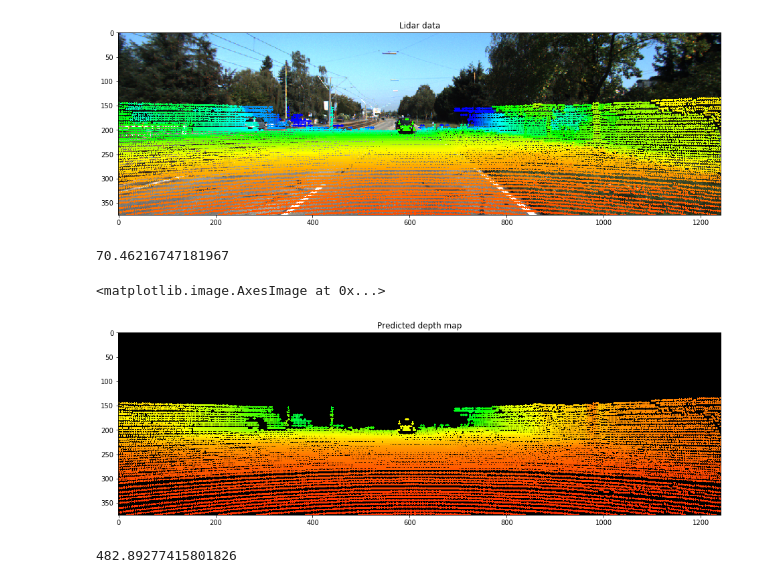
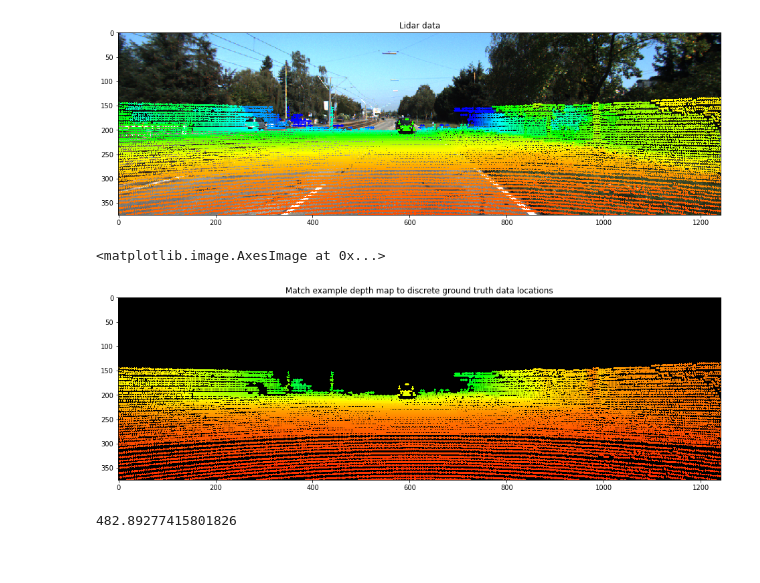
Before and after one commit to wildcat5566/mergedepth, a Jupyter notebook: examples/Demo_lidar_gt_loss.ipynb, the cells around one changed output. Saved outputs shown, nothing was run; the diff lists cells and outputs as text; code cells hidden in the pictures.

```diff
--- a/examples/Demo_lidar_gt_loss.ipynb
+++ b/examples/Demo_lidar_gt_loss.ipynb
@@ -57,22 +57,21 @@ np.amax(dots)
 # %%
 ref = mpimg.imread('./example_data/lidar/depth_sample/0000000000.jpg', 0)
 ref = ref / 3 #reverse previous enhancement
 ref = cv2.resize(ref, (image.shape[1], image.shape[0]))
-print(np.amax(ref))
+#print(np.amax(ref))
 canvas2 = image.copy()*0
 for i in range(dots.shape[0]):
     for j in range(dots.shape[1]):
         if dots[i][j]:
             cv2.circle(canvas2, (j,i), 2, (int(ref[i][j]),255,255),-1)
 
 canvas2 = cv2.cvtColor(canvas2, cv2.COLOR_HSV2RGB)
 plt.subplots(1,1, figsize = (18,5)) #13,3
-plt.title('Predicted depth map')
+plt.title('Match example depth map to discrete ground truth data locations')
 plt.imshow(canvas2)
 # %% [output]
-70.46216747181967
+<matplotlib.image.AxesImage at 0x...>
-<matplotlib.image.AxesImage at 0x...>
-[figure, old version]
+[figure, new version]
 # %%
 dev = np.multiply((ref - dots), dots.astype(bool))
 dev = np.sum(np.multiply(dev, dev))/ np.sum(dots.astype(bool))
```
Also changed, not shown: 7 other files.
